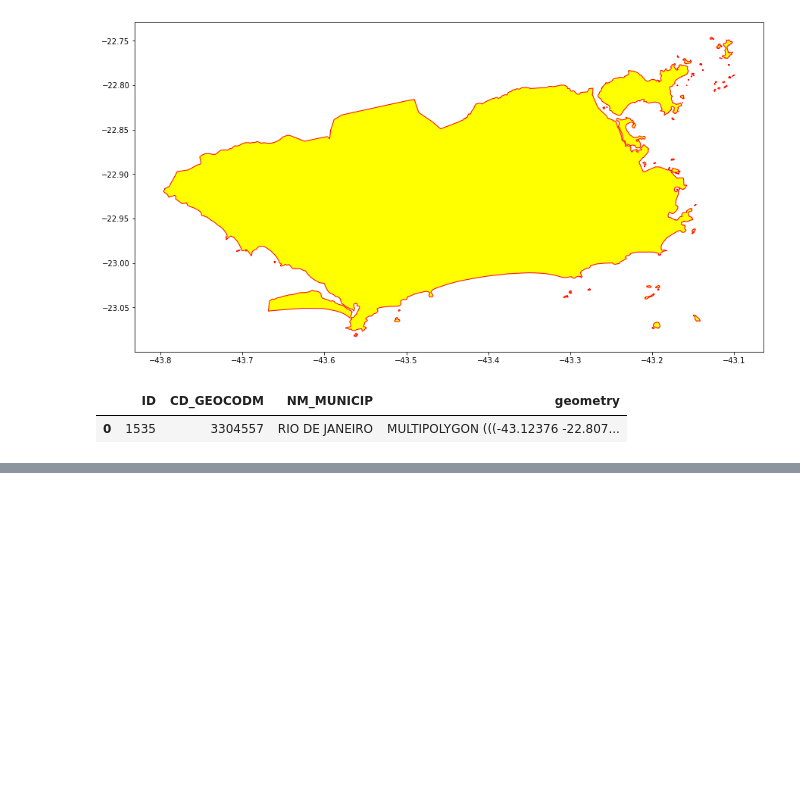
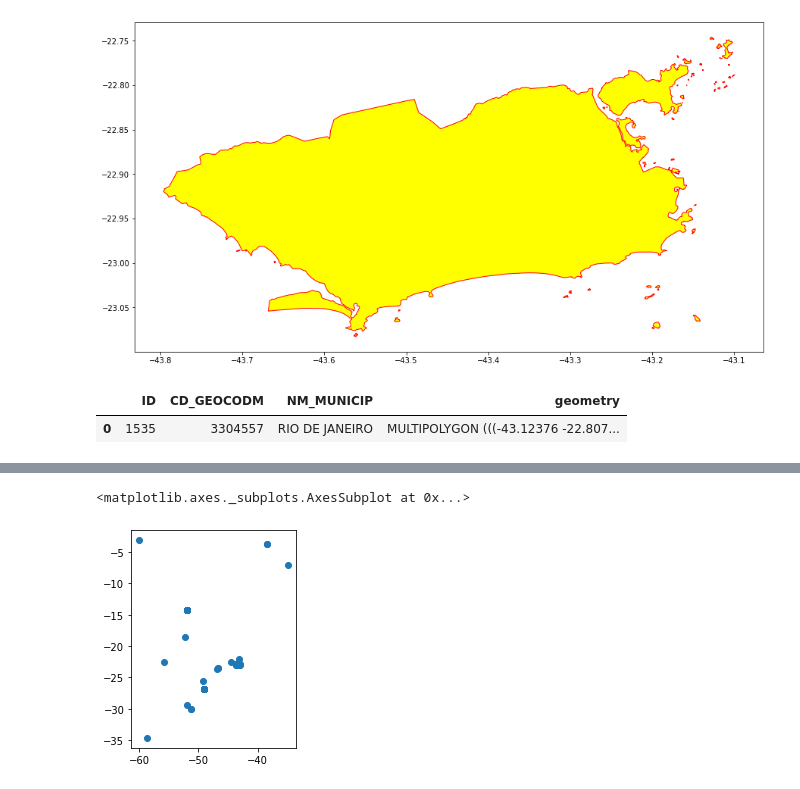
Before and after one commit to julianovale/BB_Evolution, a Jupyter notebook: 0025_AluraBB_Geopandas01.ipynb, the cells around one changed output, grey strips where cells are left out. Drawn from its saved outputs; the diff is of its cells as text; code cells hidden in the pictures; blank space fills up the shorter version.

```diff
--- a/0025_AluraBB_Geopandas01.ipynb
+++ b/0025_AluraBB_Geopandas01.ipynb
@@ -114,3 +121,12 @@ rj_mun
 # %% [output]
 |  | ID | CD_GEOCODM | NM_MUNICIP | geometry |
 | 0 | 1535 | 3304557 | RIO DE JANEIRO | MULTIPOLYGON (((-43.12376 -22.807... |
+# %%
+texto = 'https://raw.githubusercontent.com/julianovale/BB_Evolution/main/Arquivos/dados.txt'
+dados = pd.read_table(texto)
+
+# x = longitude e y = latitude
+# zip = gera tuplas
+
+x = zip(dados.Longitude, dados.Latitude)
+list(x)
@@ -116,0 +151,14 @@ rj_mun
+# %%
+geometry = [Point(x) for x in zip(dados.Longitude, dados.Latitude)]
+# %%
+crs = {'proj' : 'latlong',
+       'ellps' : 'WGS84',
+       'datum' : 'WGS84',
+       'no_defs' : True}
+
+geo_dados = gpd.GeoDataFrame(dados, crs = crs, geometry = geometry)
+# %%
+geo_dados.plot()
+# %% [output]
+<matplotlib.axes._subplots.AxesSubplot at 0x...>
+[figure, added]
```
Also changed, not shown: parts of 19 cells of this notebook.
